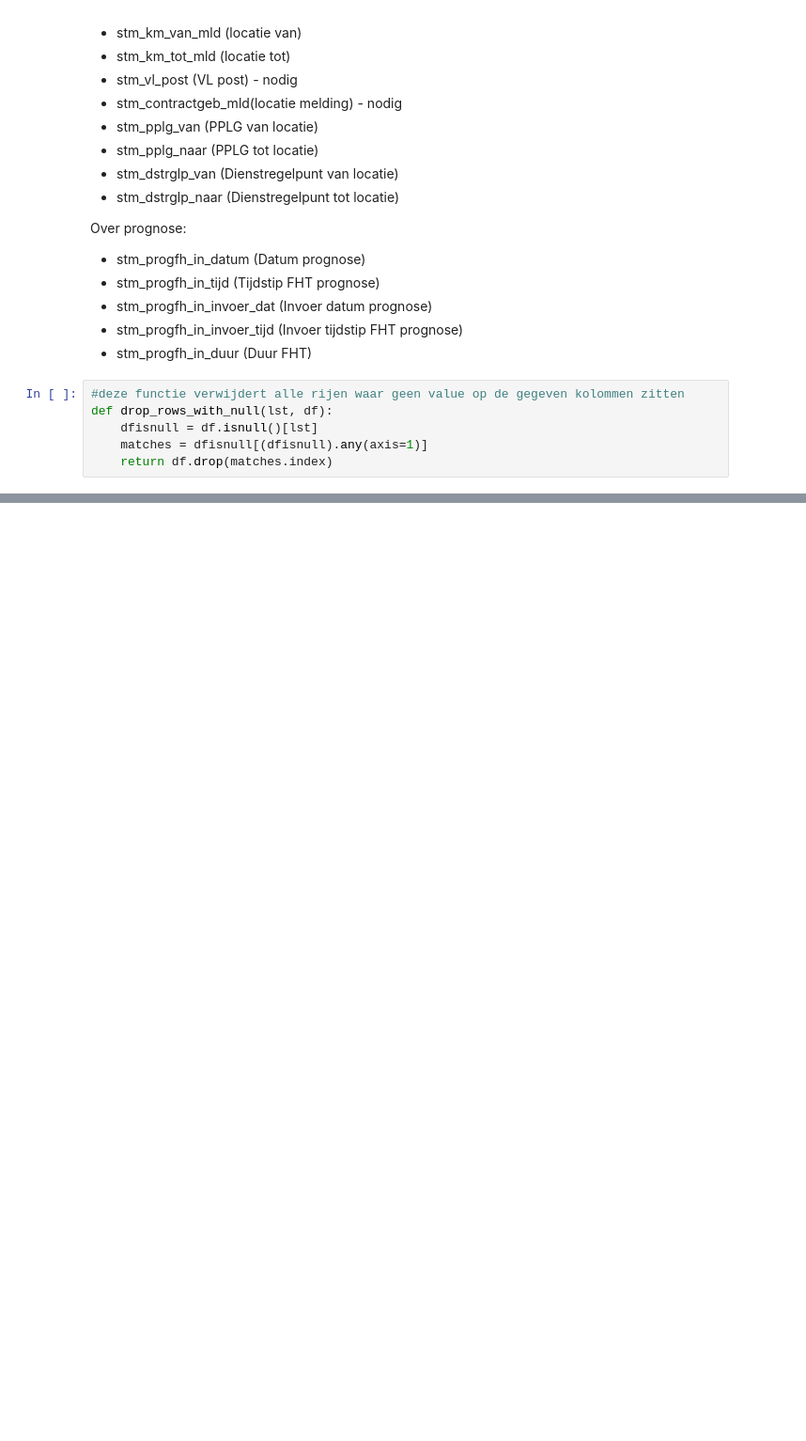
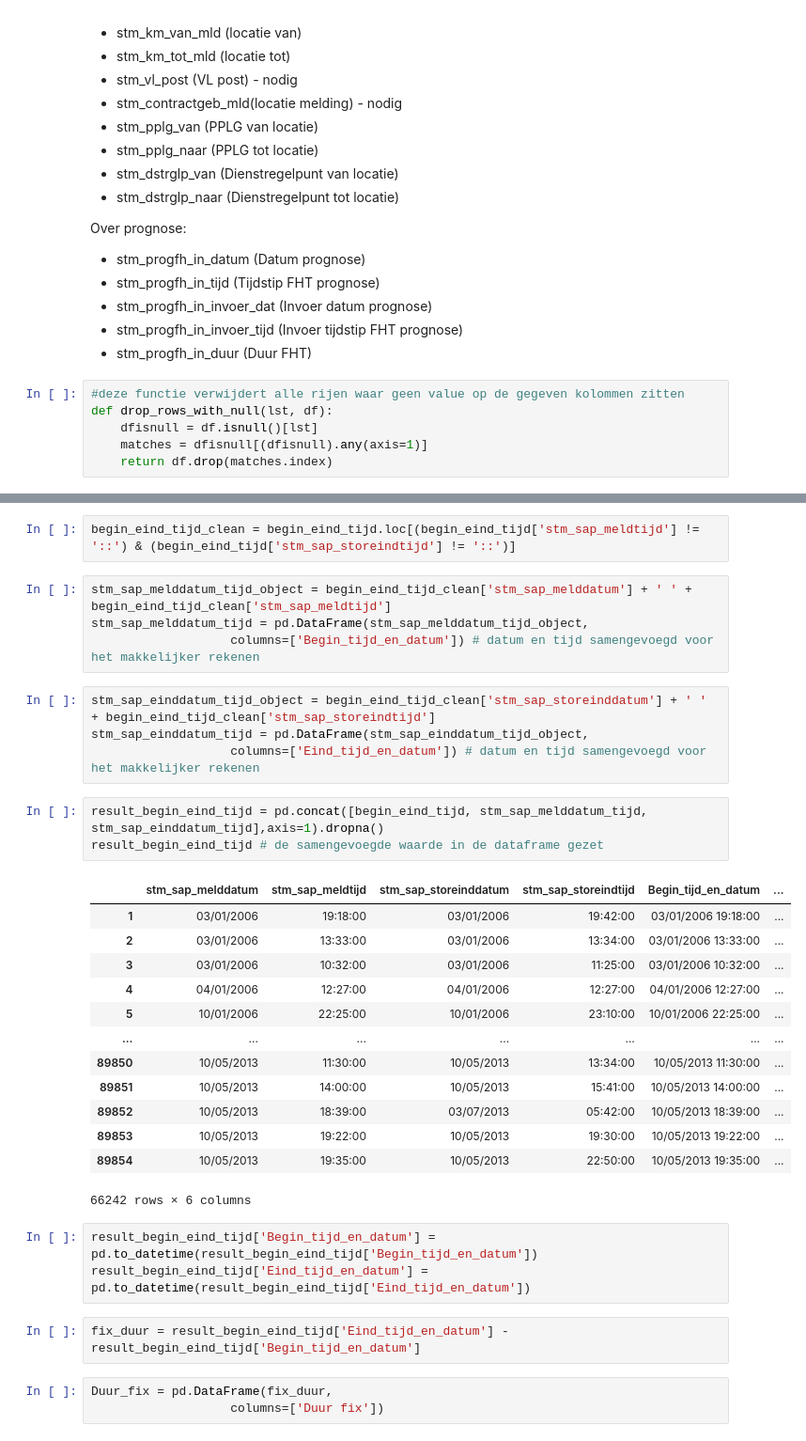
Before and after one commit to frankspak/DDB-groep11, a Jupyter notebook: Project-DDB.ipynb, the cells around one changed output, grey strips where cells are left out. Shown: that part at 94% size. Saved outputs shown, nothing was run; the diff lists cells and outputs as text; blank space fills up the shorter version.

Commit message:
Tijd duur tabel gemaakt

```diff
--- a/Project-DDB.ipynb
+++ b/Project-DDB.ipynb
@@ -117,0 +143,35 @@ df[['stm_progfh_in_datum', 'stm_progfh_in_tijd', 'stm_progfh_in_invoer_dat', 'st
+# %%
+begin_eind_tijd_clean = begin_eind_tijd.loc[(begin_eind_tijd['stm_sap_meldtijd'] != '::') & (begin_eind_tijd['stm_sap_storeindtijd'] != '::')]
+# %%
+stm_sap_melddatum_tijd_object = begin_eind_tijd_clean['stm_sap_melddatum'] + ' ' + begin_eind_tijd_clean['stm_sap_meldtijd']
+stm_sap_melddatum_tijd = pd.DataFrame(stm_sap_melddatum_tijd_object,
+                   columns=['Begin_tijd_en_datum']) # datum en tijd samengevoegd voor het makkelijker rekenen
+# %%
+stm_sap_einddatum_tijd_object = begin_eind_tijd_clean['stm_sap_storeinddatum'] + ' ' + begin_eind_tijd_clean['stm_sap_storeindtijd']
+stm_sap_einddatum_tijd = pd.DataFrame(stm_sap_einddatum_tijd_object,
+                   columns=['Eind_tijd_en_datum']) # datum en tijd samengevoegd voor het makkelijker rekenen
+# %%
+result_begin_eind_tijd = pd.concat([begin_eind_tijd, stm_sap_melddatum_tijd, stm_sap_einddatum_tijd],axis=1).dropna()
+result_begin_eind_tijd # de samengevoegde waarde in de dataframe gezet
+# %% [output]
+|  | stm_sap_melddatum | stm_sap_meldtijd | stm_sap_storeinddatum | stm_sap_storeindtijd | Begin_tijd_en_datum | ... |
+| 1 | 03/01/2006 | 19:18:00 | 03/01/2006 | 19:42:00 | 03/01/2006 19:18:00 | ... |
+| 2 | 03/01/2006 | 13:33:00 | 03/01/2006 | 13:34:00 | 03/01/2006 13:33:00 | ... |
+| 3 | 03/01/2006 | 10:32:00 | 03/01/2006 | 11:25:00 | 03/01/2006 10:32:00 | ... |
+| 4 | 04/01/2006 | 12:27:00 | 04/01/2006 | 12:27:00 | 04/01/2006 12:27:00 | ... |
+| 5 | 10/01/2006 | 22:25:00 | 10/01/2006 | 23:10:00 | 10/01/2006 22:25:00 | ... |
+| ... | ... | ... | ... | ... | ... | ... |
+| 89850 | 10/05/2013 | 11:30:00 | 10/05/2013 | 13:34:00 | 10/05/2013 11:30:00 | ... |
+| 89851 | 10/05/2013 | 14:00:00 | 10/05/2013 | 15:41:00 | 10/05/2013 14:00:00 | ... |
+| 89852 | 10/05/2013 | 18:39:00 | 03/07/2013 | 05:42:00 | 10/05/2013 18:39:00 | ... |
+| 89853 | 10/05/2013 | 19:22:00 | 10/05/2013 | 19:30:00 | 10/05/2013 19:22:00 | ... |
+| 89854 | 10/05/2013 | 19:35:00 | 10/05/2013 | 22:50:00 | 10/05/2013 19:35:00 | ... |
+66242 rows × 6 columns
+# %%
+result_begin_eind_tijd['Begin_tijd_en_datum'] = pd.to_datetime(result_begin_eind_tijd['Begin_tijd_en_datum'])
+result_begin_eind_tijd['Eind_tijd_en_datum'] = pd.to_datetime(result_begin_eind_tijd['Eind_tijd_en_datum'])
+# %%
+fix_duur = result_begin_eind_tijd['Eind_tijd_en_datum'] - result_begin_eind_tijd['Begin_tijd_en_datum']
+# %%
+Duur_fix = pd.DataFrame(fix_duur,
+                   columns=['Duur fix'])
```
Also changed, not shown: parts of 8 cells of this notebook.
